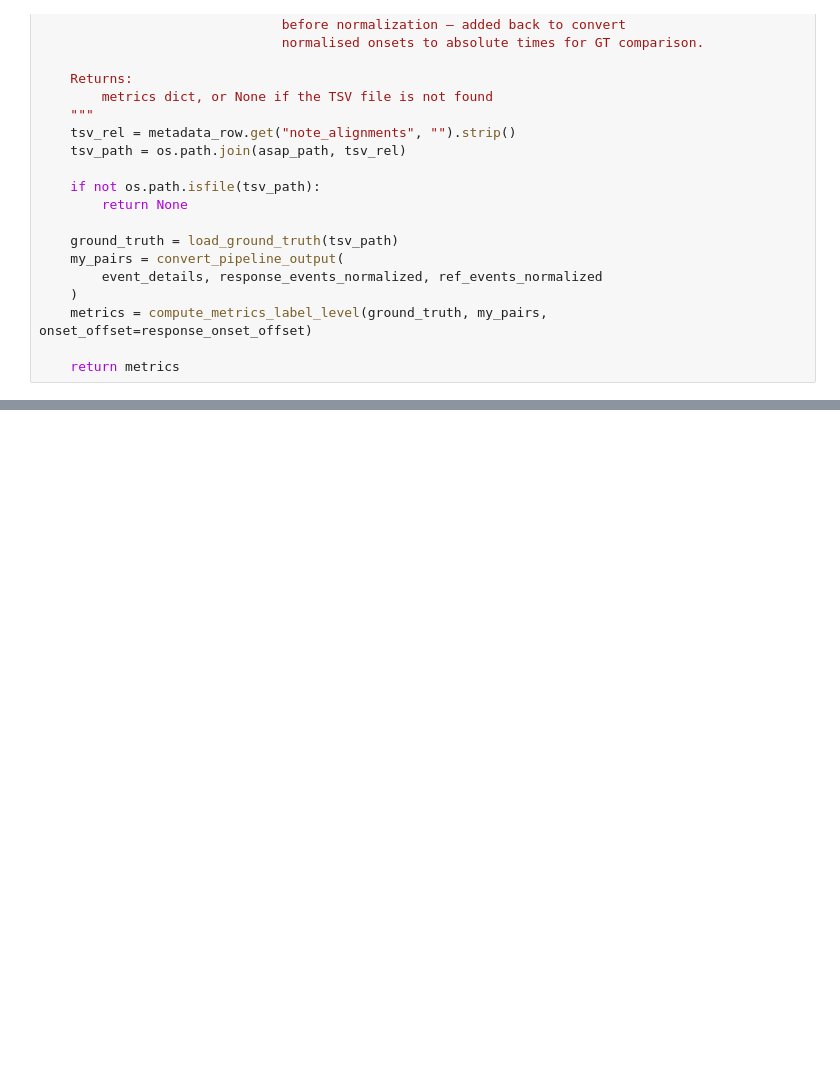
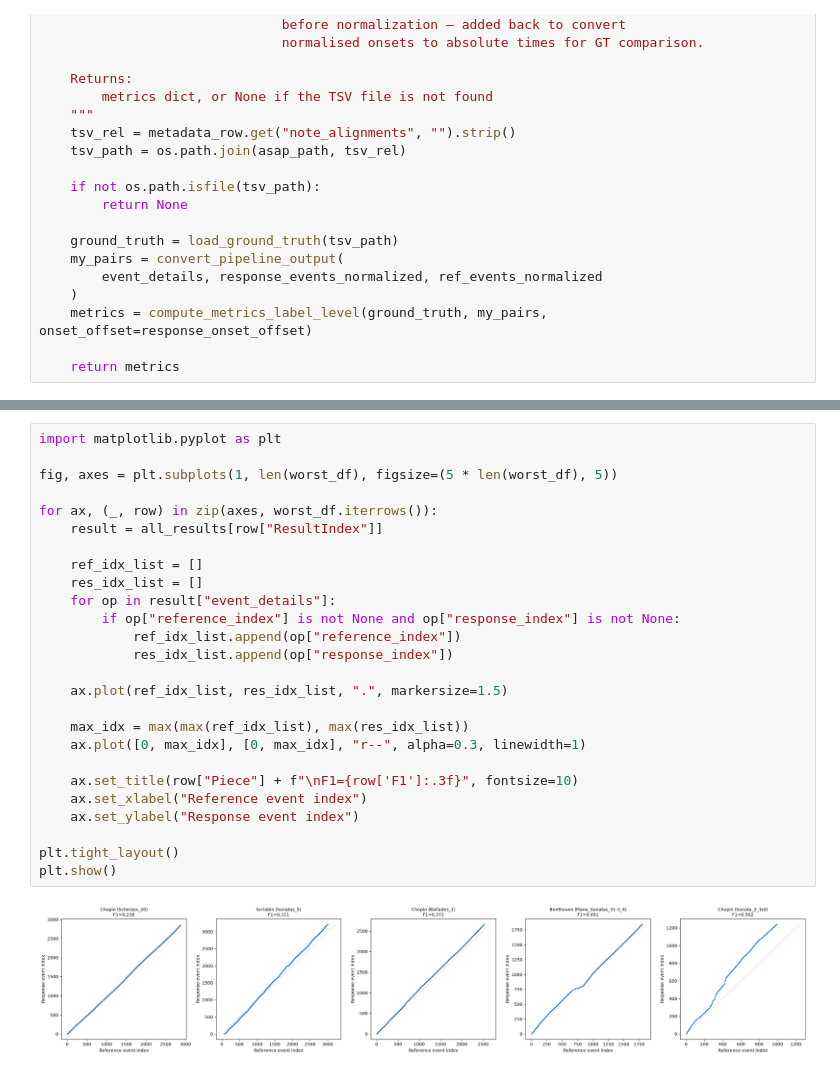
Before and after one commit to lambda-feedback/compareMusic, a Jupyter notebook: notebooks/Alignment_on_ASAPdataset.ipynb, the cells around one changed output, grey strips where cells are left out. Drawn from its saved outputs; the diff is of its cells as text; blank space fills up the shorter version.

```diff
--- a/notebooks/Alignment_on_ASAPdataset.ipynb
+++ b/notebooks/Alignment_on_ASAPdataset.ipynb
@@ -616,0 +789,28 @@ Mean F1 : 0.8502
+# %%
+import matplotlib.pyplot as plt
+
+fig, axes = plt.subplots(1, len(worst_df), figsize=(5 * len(worst_df), 5))
+
+for ax, (_, row) in zip(axes, worst_df.iterrows()):
+    result = all_results[row["ResultIndex"]]
+
+    ref_idx_list = []
+    res_idx_list = []
+    for op in result["event_details"]:
+        if op["reference_index"] is not None and op["response_index"] is not None:
+            ref_idx_list.append(op["reference_index"])
+            res_idx_list.append(op["response_index"])
+
+    ax.plot(ref_idx_list, res_idx_list, ".", markersize=1.5)
+
+    max_idx = max(max(ref_idx_list), max(res_idx_list))
+    ax.plot([0, max_idx], [0, max_idx], "r--", alpha=0.3, linewidth=1)
+
+    ax.set_title(row["Piece"] + f"\nF1={row['F1']:.3f}", fontsize=10)
+    ax.set_xlabel("Reference event index")
+    ax.set_ylabel("Response event index")
+
+plt.tight_layout()
+plt.show()
+# %% [output]
+[figure, added]
```
Also changed, not shown: parts of 12 cells of this notebook, 1 other file.
